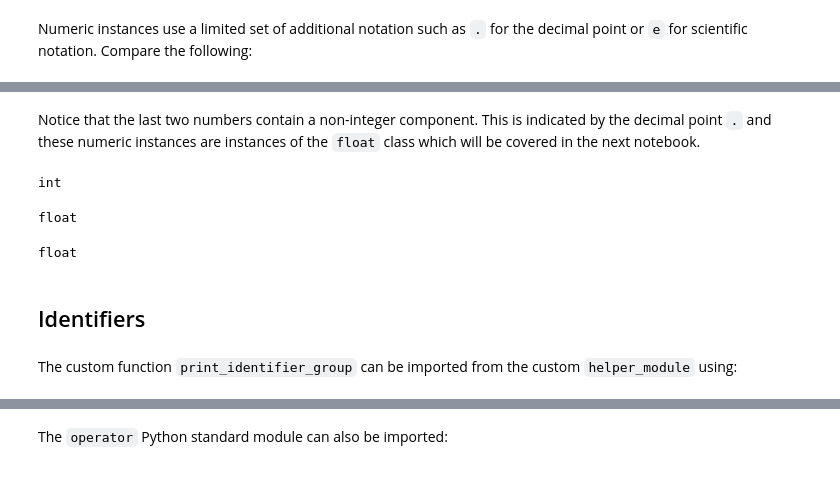
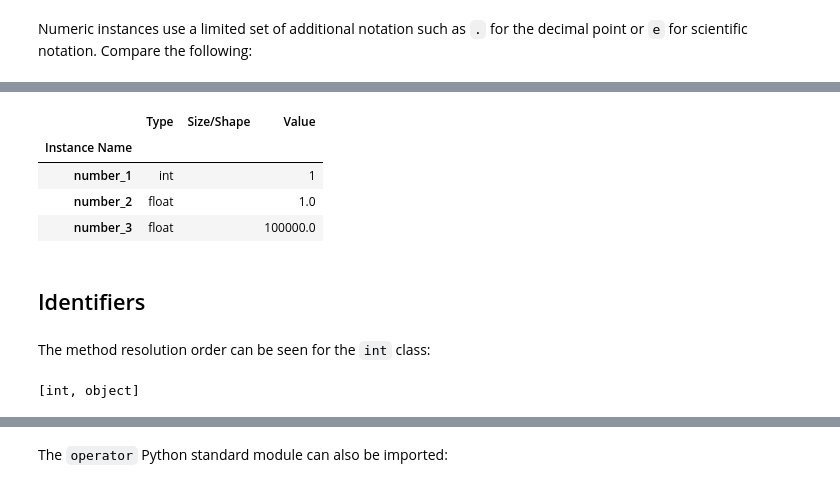
Before and after one commit to PhilipYip1988/python-notebooks, a Jupyter notebook: builtins_module_int/notebook.ipynb, the cells around one changed output, grey strips where cells are left out. Drawn from its saved outputs; the diff is of its cells as text; code cells hidden in the pictures.

````diff
--- a/builtins_module_int/notebook.ipynb
+++ b/builtins_module_int/notebook.ipynb
@@ -170,14 +163,0 @@
-# %% [markdown]
-Notice that the last two numbers contain a non-integer component. This is indicated by the decimal point ```.``` and these numeric instances are instances of the ```float``` class which will be covered in the next notebook.
-# %%
-type(1)
-# %% [output]
-int
-# %%
-type(1.)
-# %% [output]
-float
-# %%
-type(1e5)
-# %% [output]
-float
@@ -184,4 +168,10 @@ float
+# %%
+variables()
+# %% [output]
+|  | Type | Size/Shape | Value |
+| Instance Name |  |  |  |
+| number_1 | int |  | 1 |
+| number_2 | float |  | 1.0 |
+| number_3 | float |  | 100000.0 |
 # %% [markdown]
 ## Identifiers
-# %% [markdown]
-The custom function ```print_identifier_group``` can be imported from the custom ```helper_module``` using:
@@ -189,0 +178,6 @@ from helper_module import print_identifier_group
+# %% [markdown]
+The method resolution order can be seen for the ```int``` class:
+# %%
+int.mro()
+# %% [output]
+[int, object]
````
Also changed, not shown: parts of 221 cells of this notebook, 3 other files.
